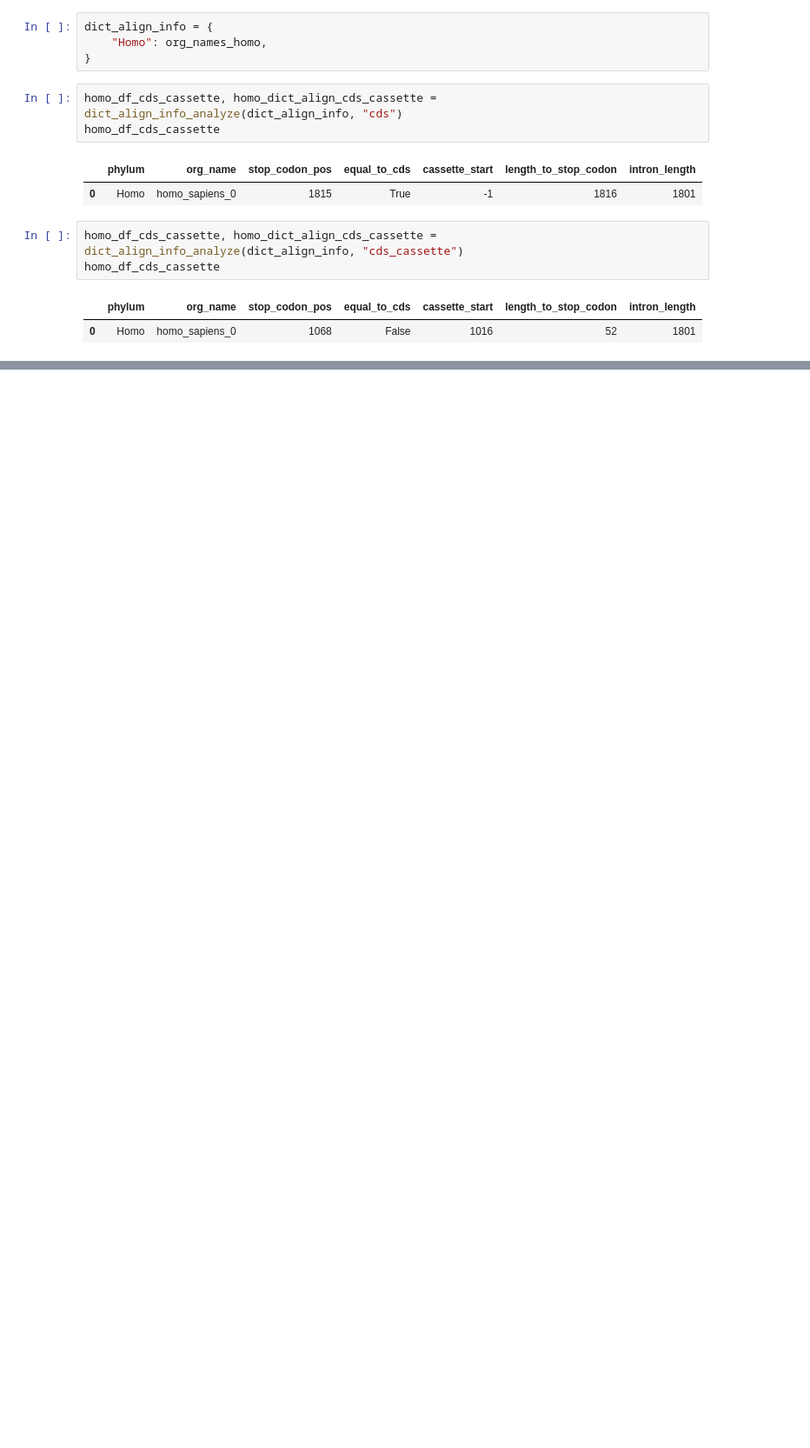
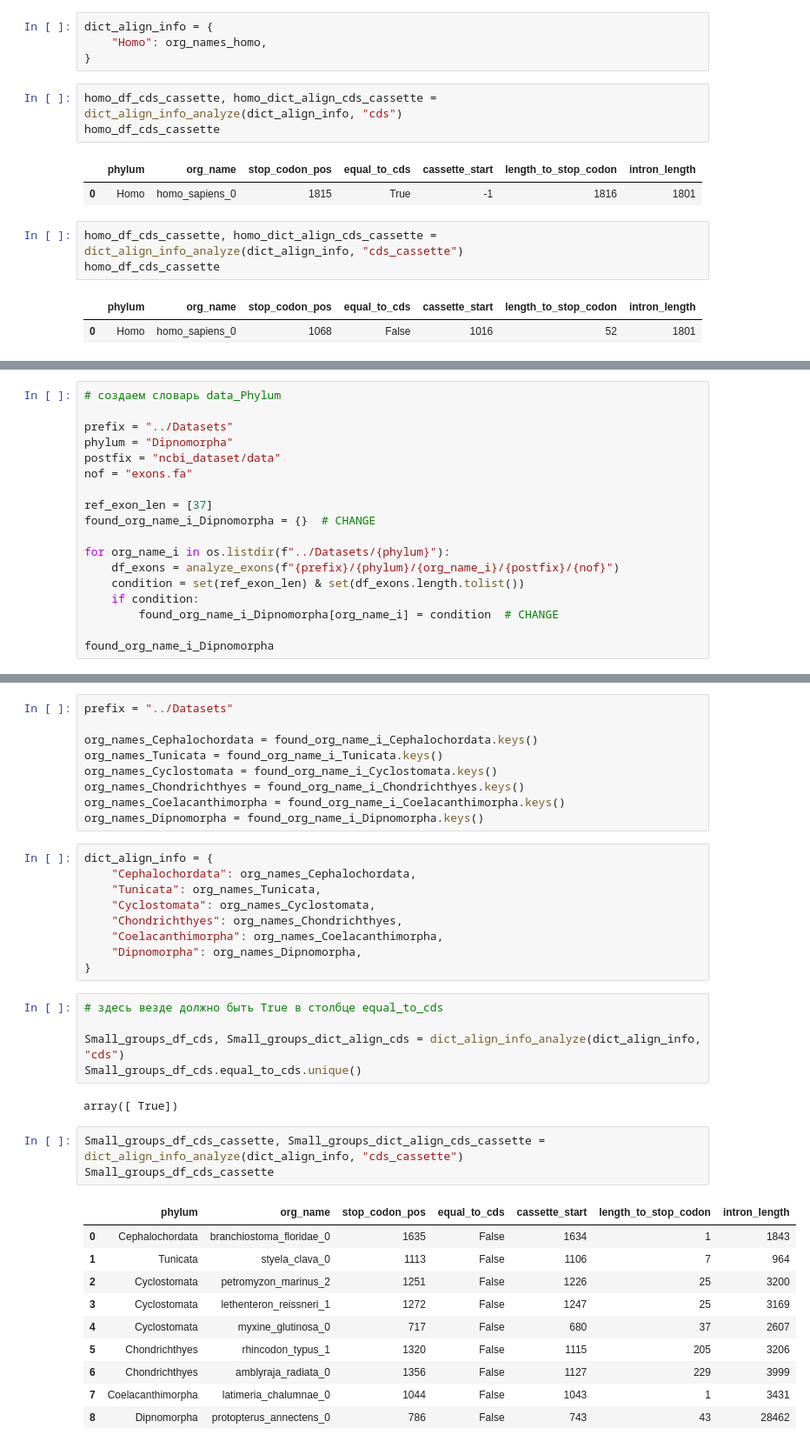
Before and after one commit to ArtemVaska/Diploma, a Jupyter notebook: Scripts/deuterostomia_processing.ipynb, the cells around one changed output, grey strips where cells are left out. Shown at 87% size. Cells and saved outputs as stored; diff of their text form; blank space fills up the shorter version.

```diff
--- a/Scripts/deuterostomia_processing.ipynb
+++ b/Scripts/deuterostomia_processing.ipynb
@@ -498,0 +1175,18 @@ homo_df_cds_cassette
+# %%
+# создаем словарь data_Phylum
+
+prefix = "../Datasets"
+phylum = "Dipnomorpha"
+postfix = "ncbi_dataset/data"
+nof = "exons.fa"
+
+ref_exon_len = [37]
+found_org_name_i_Dipnomorpha = {}  # CHANGE
+
+for org_name_i in os.listdir(f"../Datasets/{phylum}"):
+    df_exons = analyze_exons(f"{prefix}/{phylum}/{org_name_i}/{postfix}/{nof}")
+    condition = set(ref_exon_len) & set(df_exons.length.tolist())
+    if condition:
+        found_org_name_i_Dipnomorpha[org_name_i] = condition  # CHANGE
+
+found_org_name_i_Dipnomorpha
@@ -498,0 +1207,39 @@ homo_df_cds_cassette
+# %%
+prefix = "../Datasets"
+
+org_names_Cephalochordata = found_org_name_i_Cephalochordata.keys()
+org_names_Tunicata = found_org_name_i_Tunicata.keys()
+org_names_Cyclostomata = found_org_name_i_Cyclostomata.keys()
+org_names_Chondrichthyes = found_org_name_i_Chondrichthyes.keys()
+org_names_Coelacanthimorpha = found_org_name_i_Coelacanthimorpha.keys()
+org_names_Dipnomorpha = found_org_name_i_Dipnomorpha.keys()
+# %%
+dict_align_info = {
+    "Cephalochordata": org_names_Cephalochordata,
+    "Tunicata": org_names_Tunicata,
+    "Cyclostomata": org_names_Cyclostomata,
+    "Chondrichthyes": org_names_Chondrichthyes,
+    "Coelacanthimorpha": org_names_Coelacanthimorpha,
+    "Dipnomorpha": org_names_Dipnomorpha,
+}
+# %%
+# здесь везде должно быть True в столбце equal_to_cds
+
+Small_groups_df_cds, Small_groups_dict_align_cds = dict_align_info_analyze(dict_align_info, "cds")
+Small_groups_df_cds.equal_to_cds.unique()
+# %% [output]
+array([ True])
+# %%
+Small_groups_df_cds_cassette, Small_groups_dict_align_cds_cassette = dict_align_info_analyze(dict_align_info, "cds_cassette")
+Small_groups_df_cds_cassette
+# %% [output]
+|  | phylum | org_name | stop_codon_pos | equal_to_cds | cassette_start | length_to_stop_codon | intron_length |
+| 0 | Cephalochordata | branchiostoma_floridae_0 | 1635 | False | 1634 | 1 | 1843 |
+| 1 | Tunicata | styela_clava_0 | 1113 | False | 1106 | 7 | 964 |
+| 2 | Cyclostomata | petromyzon_marinus_2 | 1251 | False | 1226 | 25 | 3200 |
+| 3 | Cyclostomata | lethenteron_reissneri_1 | 1272 | False | 1247 | 25 | 3169 |
+| 4 | Cyclostomata | myxine_glutinosa_0 | 717 | False | 680 | 37 | 2607 |
+| 5 | Chondrichthyes | rhincodon_typus_1 | 1320 | False | 1115 | 205 | 3206 |
+| 6 | Chondrichthyes | amblyraja_radiata_0 | 1356 | False | 1127 | 229 | 3999 |
+| 7 | Coelacanthimorpha | latimeria_chalumnae_0 | 1044 | False | 1043 | 1 | 3431 |
+| 8 | Dipnomorpha | protopterus_annectens_0 | 786 | False | 743 | 43 | 28462 |
```
Also changed, not shown: parts of 92 cells of this notebook.
